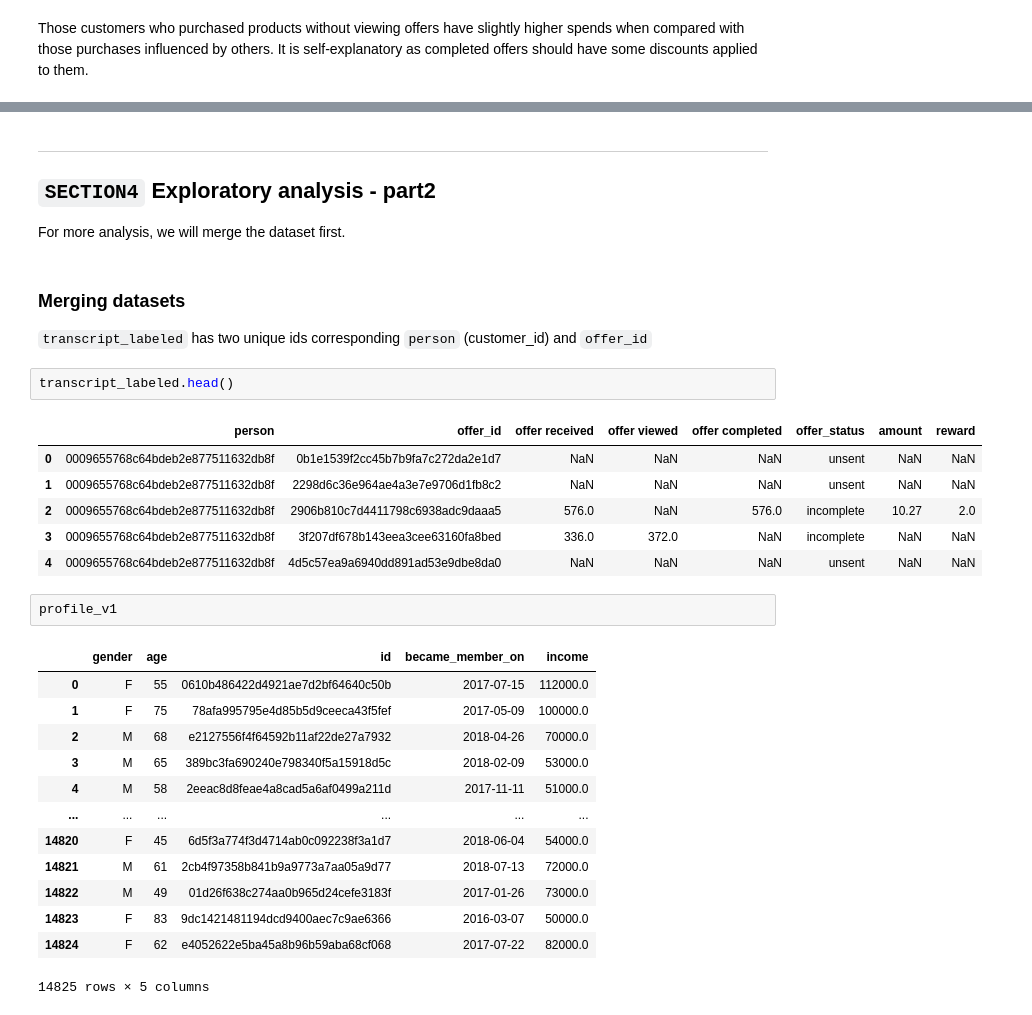
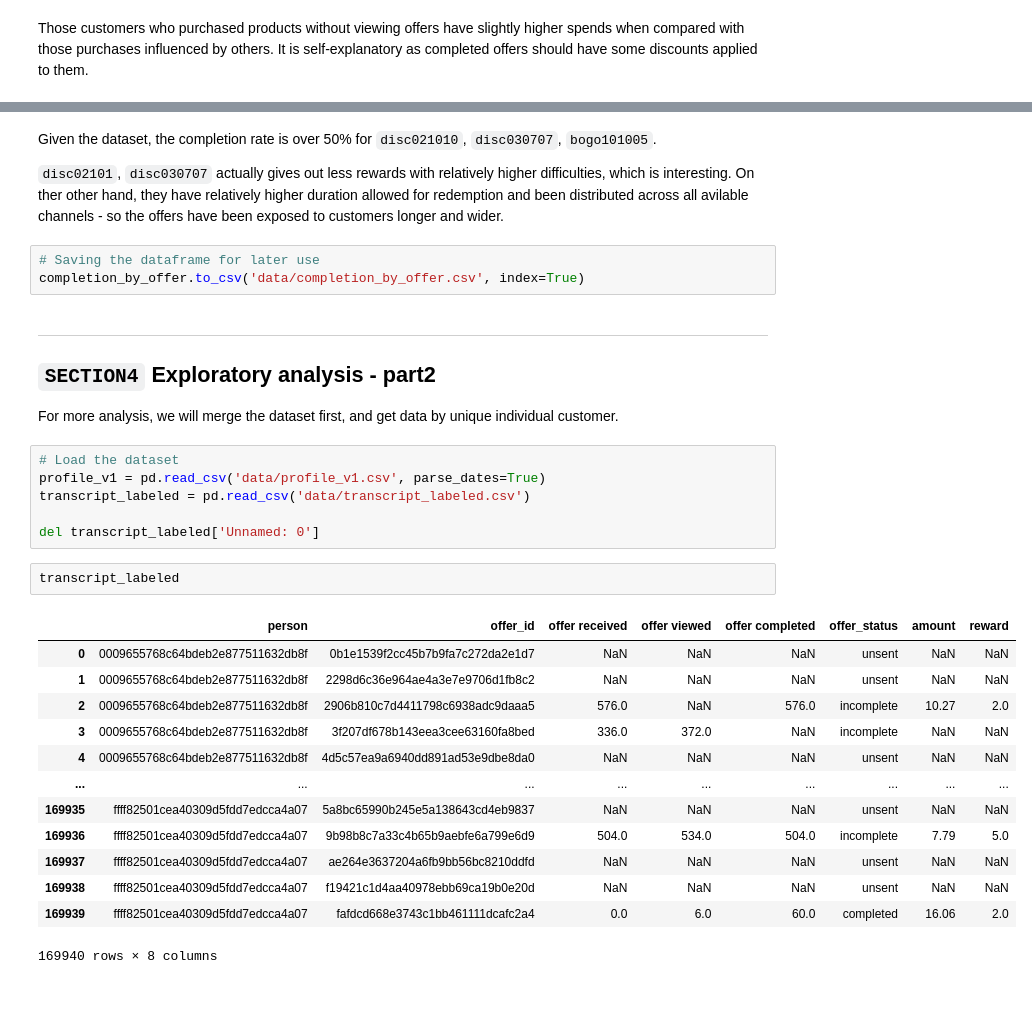
Before and after one commit to jasonsuk/ds-starbucks, a Jupyter notebook: Starbucks_Capstone_notebook.ipynb, the cells around one changed output, grey strips where cells are left out. Drawn from its saved outputs; the diff is of its cells as text.

```diff
--- a/Starbucks_Capstone_notebook.ipynb
+++ b/Starbucks_Capstone_notebook.ipynb
@@ -1075,33 +1190,34 @@ Different rewards were given in accordance with offer type (as seen in `portfoli
+# %% [markdown]
+Given the dataset, the completion rate is over 50% for `disc021010`, `disc030707`, `bogo101005`.
+
+`disc02101`, `disc030707` actually gives out less rewards with relatively higher difficulties, which is interesting. On ther other hand, they have relatively higher duration allowed for redemption and been distributed across all avilable channels - so the offers have been exposed to customers longer and wider.
+# %%
+# Saving the dataframe for later use
+completion_by_offer.to_csv('data/completion_by_offer.csv', index=True)
 # %% [markdown]
 ---
 <a id="explore-part2"></a>
 ## `SECTION4` Exploratory analysis - part2
-For more analysis, we will merge the dataset first.
+For more analysis, we will merge the dataset first, and get data by unique individual customer.
-# %% [markdown]
-### Merging datasets
-`transcript_labeled` has two unique ids corresponding `person` (customer_id) and `offer_id`
+# %%
+# Load the dataset
+profile_v1 = pd.read_csv('data/profile_v1.csv', parse_dates=True)
+transcript_labeled = pd.read_csv('data/transcript_labeled.csv')
+
+del transcript_labeled['Unnamed: 0']
 # %%
-transcript_labeled.head()
+transcript_labeled
 # %% [output]
 |  | person | offer_id | offer received | offer viewed | offer completed | offer_status | amount | reward |
 | 0 | 0009655768c64bdeb2e877511632db8f | 0b1e1539f2cc45b7b9fa7c272da2e1d7 | NaN | NaN | NaN | unsent | NaN | NaN |
 | 1 | 0009655768c64bdeb2e877511632db8f | 2298d6c36e964ae4a3e7e9706d1fb8c2 | NaN | NaN | NaN | unsent | NaN | NaN |
 | 2 | 0009655768c64bdeb2e877511632db8f | 2906b810c7d4411798c6938adc9daaa5 | 576.0 | NaN | 576.0 | incomplete | 10.27 | 2.0 |
 | 3 | 0009655768c64bdeb2e877511632db8f | 3f207df678b143eea3cee63160fa8bed | 336.0 | 372.0 | NaN | incomplete | NaN | NaN |
 | 4 | 0009655768c64bdeb2e877511632db8f | 4d5c57ea9a6940dd891ad53e9dbe8da0 | NaN | NaN | NaN | unsent | NaN | NaN |
+| ... | ... | ... | ... | ... | ... | ... | ... | ... |
+| 169935 | ffff82501cea40309d5fdd7edcca4a07 | 5a8bc65990b245e5a138643cd4eb9837 | NaN | NaN | NaN | unsent | NaN | NaN |
+| 169936 | ffff82501cea40309d5fdd7edcca4a07 | 9b98b8c7a33c4b65b9aebfe6a799e6d9 | 504.0 | 534.0 | 504.0 | incomplete | 7.79 | 5.0 |
+| 169937 | ffff82501cea40309d5fdd7edcca4a07 | ae264e3637204a6fb9bb56bc8210ddfd | NaN | NaN | NaN | unsent | NaN | NaN |
+| 169938 | ffff82501cea40309d5fdd7edcca4a07 | f19421c1d4aa40978ebb69ca19b0e20d | NaN | NaN | NaN | unsent | NaN | NaN |
+| 169939 | ffff82501cea40309d5fdd7edcca4a07 | fafdcd668e3743c1bb461111dcafc2a4 | 0.0 | 6.0 | 60.0 | completed | 16.06 | 2.0 |
+169940 rows × 8 columns
-# %%
-profile_v1
-# %% [output]
-|  | gender | age | id | became_member_on | income |
-| 0 | F | 55 | 0610b486422d4921ae7d2bf64640c50b | 2017-07-15 | 112000.0 |
-| 1 | F | 75 | 78afa995795e4d85b5d9ceeca43f5fef | 2017-05-09 | 100000.0 |
-| 2 | M | 68 | e2127556f4f64592b11af22de27a7932 | 2018-04-26 | 70000.0 |
-| 3 | M | 65 | 389bc3fa690240e798340f5a15918d5c | 2018-02-09 | 53000.0 |
-| 4 | M | 58 | 2eeac8d8feae4a8cad5a6af0499a211d | 2017-11-11 | 51000.0 |
-| ... | ... | ... | ... | ... | ... |
-| 14820 | F | 45 | 6d5f3a774f3d4714ab0c092238f3a1d7 | 2018-06-04 | 54000.0 |
-| 14821 | M | 61 | 2cb4f97358b841b9a9773a7aa05a9d77 | 2018-07-13 | 72000.0 |
-| 14822 | M | 49 | 01d26f638c274aa0b965d24cefe3183f | 2017-01-26 | 73000.0 |
-| 14823 | F | 83 | 9dc1421481194dcd9400aec7c9ae6366 | 2016-03-07 | 50000.0 |
-| 14824 | F | 62 | e4052622e5ba45a8b96b59aba68cf068 | 2017-07-22 | 82000.0 |
-14825 rows × 5 columns
```
Also changed, not shown: parts of 15 cells of this notebook, 3 other files.
